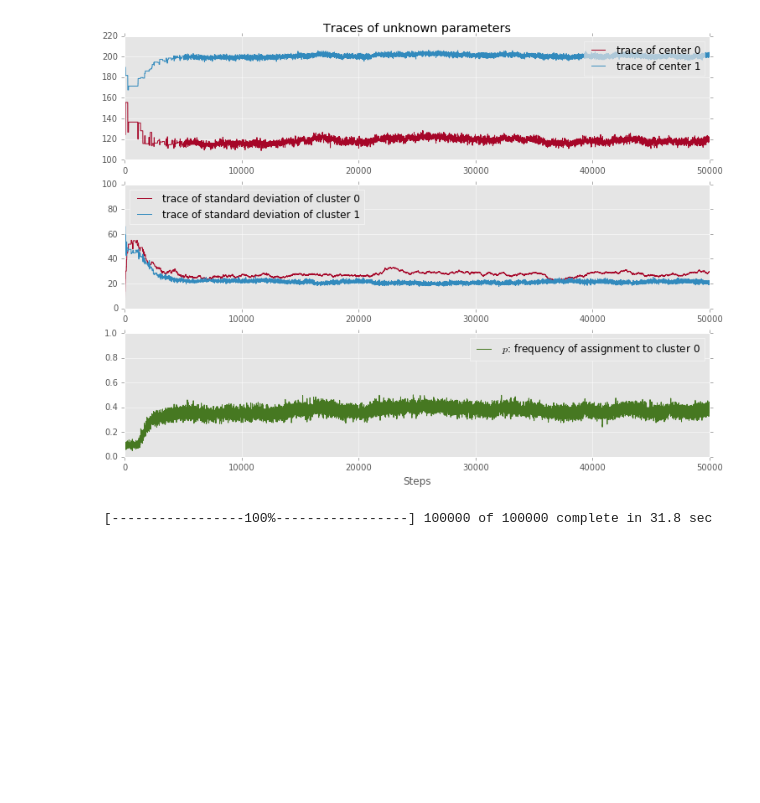
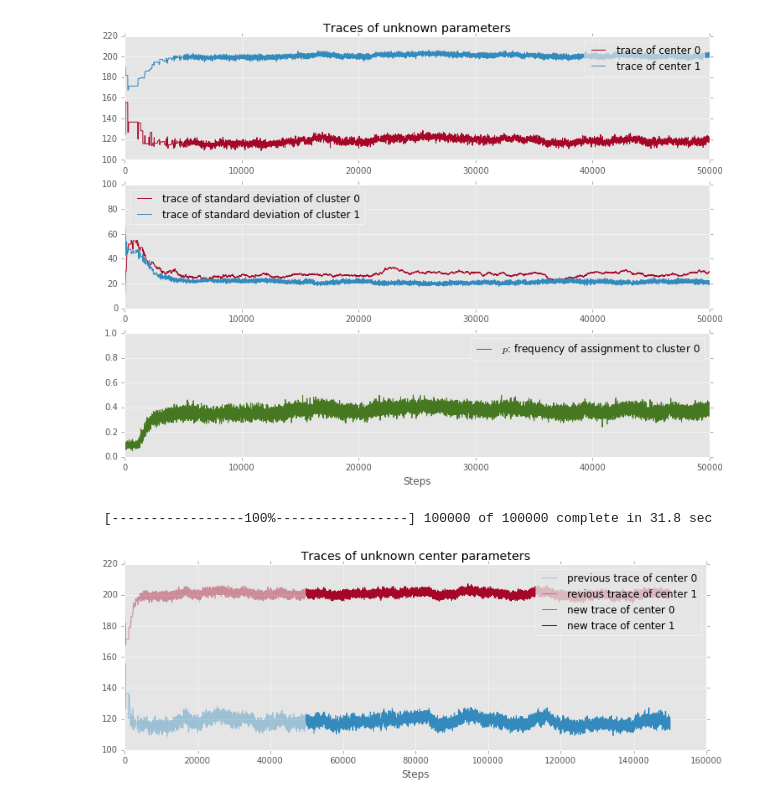
Before and after one commit to re9ulus/bayesian_methods, a Jupyter notebook: note3_MCMC.ipynb, the cells around one changed output. Saved outputs shown, nothing was run; the diff lists cells and outputs as text; code cells hidden in the pictures; blank space fills up the shorter version.

Commit message:
Update note3, add plot

```diff
--- a/note3_MCMC.ipynb
+++ b/note3_MCMC.ipynb
@@ -213,14 +213,21 @@ mcmc.sample(100000)
 # %%
 figsize(12.5, 4)
 center_trace = mcmc.trace('centers', chain=1)[:]
 prev_center_trace = mcmc.trace('centers', chain=0)[:]
 
 x = np.arange(50000)
 plt.plot(x, prev_center_trace[:, 0], label='previous trace of center 0',
         lw=lw, alpha=0.4, c=colors[1])
 plt.plot(x, prev_center_trace[:, 1], label='revious traace of center 1',
         lw=lw, alpha=0.4, c=colors[0])
 
 x = np.arange(50000, 150000)
 plt.plot(x, center_trace[:, 0], label='new trace of center 0', lw=lw, c='#348ABD')
-plt.plot(x, center_trace[:, 1], label='new trace of center 1', lw=lw,)
+plt.plot(x, center_trace[:, 1], label='new trace of center 1', lw=lw, c='#A60628')
+
+plt.title('Traces of unknown center parameters')
+leg = plt.legend(loc='upper right')
+leg.get_frame().set_alpha(0.8)
+plt.xlabel('Steps');
+# %% [output]
+[figure, added]
```
